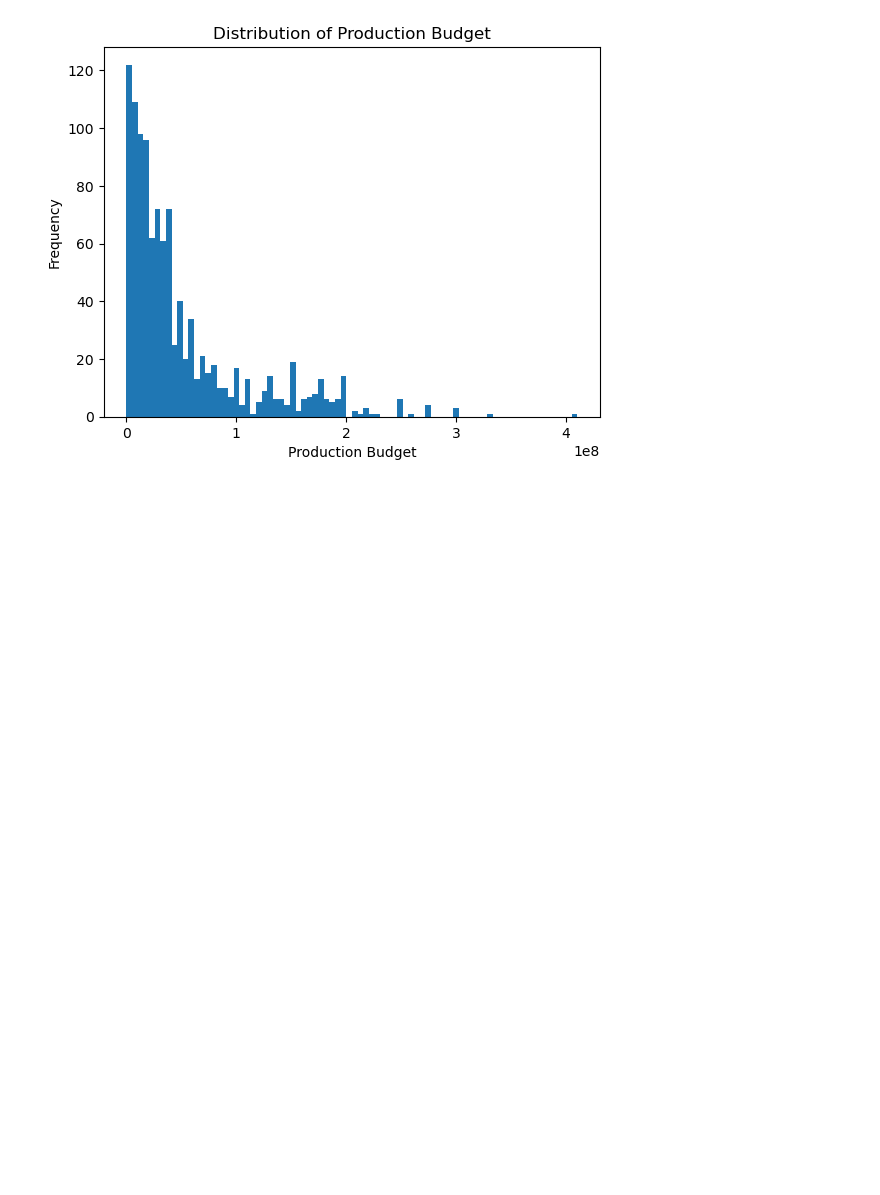
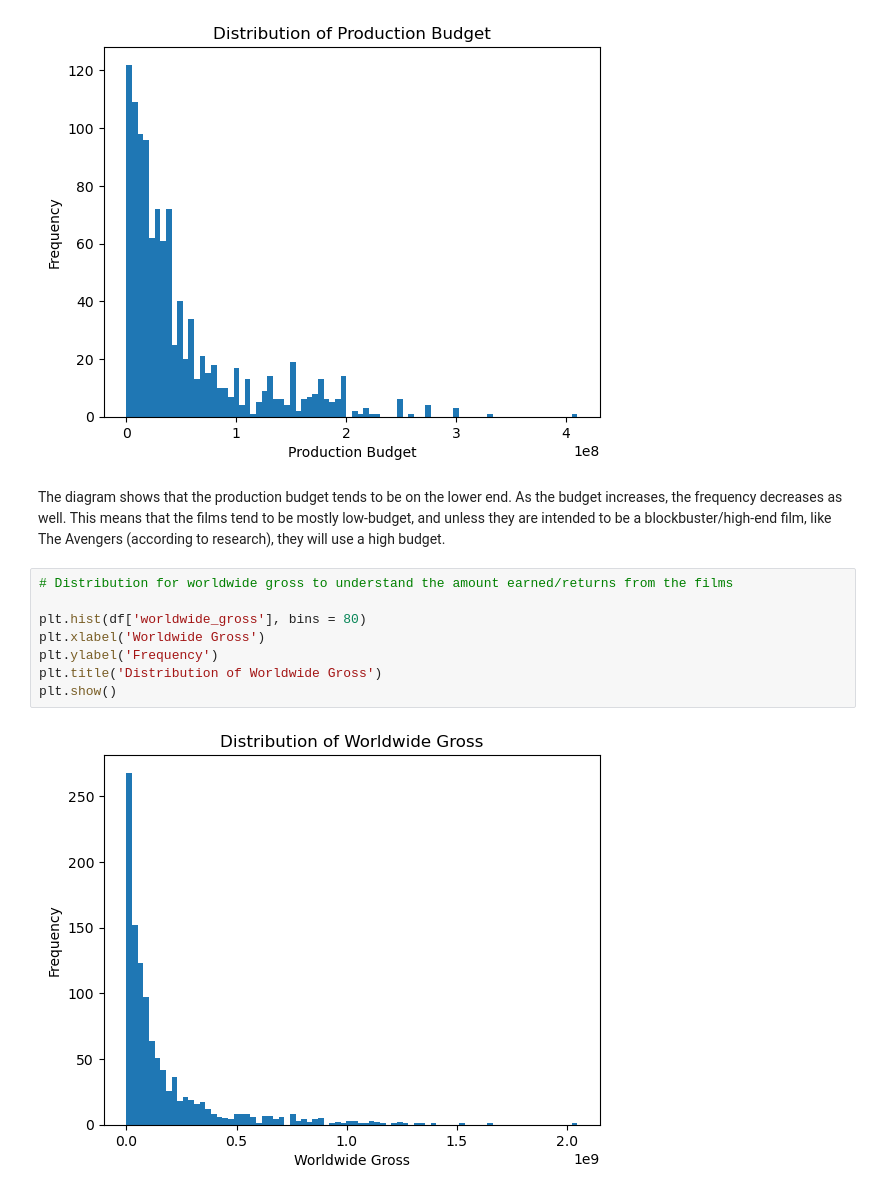
Before and after one commit to JuneHenia/Phase-2-Movie-Project, a Jupyter notebook: notebook/Movie Analysis Project.ipynb, the cells around one changed output. Drawn from its saved outputs; the diff is of its cells as text; blank space fills up the shorter version.

```diff
--- a/notebook/Movie Analysis Project.ipynb
+++ b/notebook/Movie Analysis Project.ipynb
@@ -824,4 +840,16 @@ plt.title("Distribution of Production Budget")
 plt.show()
 # %% [output]
 [figure]
+# %% [markdown]
+The diagram shows that the production budget tends to be on the lower end. As the budget increases, the frequency decreases as well. This means that the films tend to be mostly low-budget, and unless they are intended to be a blockbuster/high-end film, like The Avengers (according to research), they will use a high budget.
+# %%
+# Distribution for worldwide gross to understand the amount earned/returns from the films
+
+plt.hist(df['worldwide_gross'], bins = 80)
+plt.xlabel('Worldwide Gross')
+plt.ylabel('Frequency')
+plt.title('Distribution of Worldwide Gross')
+plt.show()
+# %% [output]
+[figure, added]
 # %% [markdown]
```
Also changed, not shown: parts of 17 cells of this notebook.
